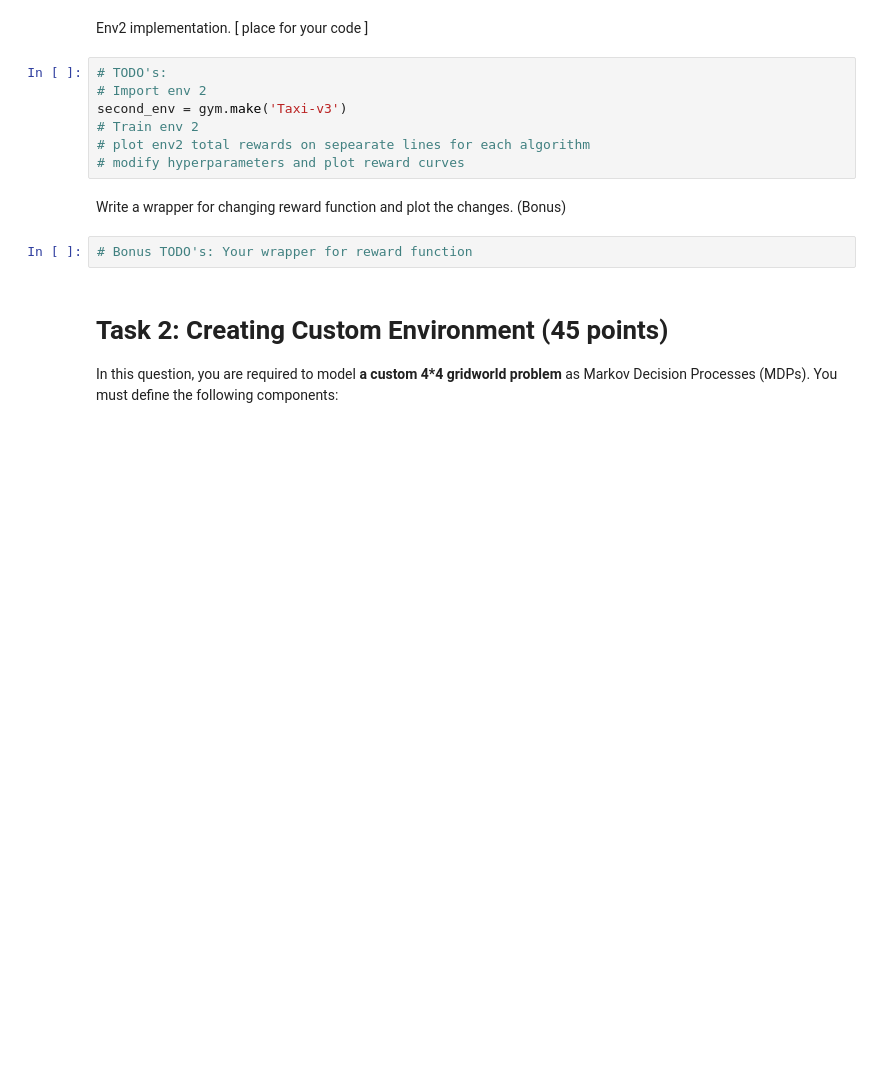
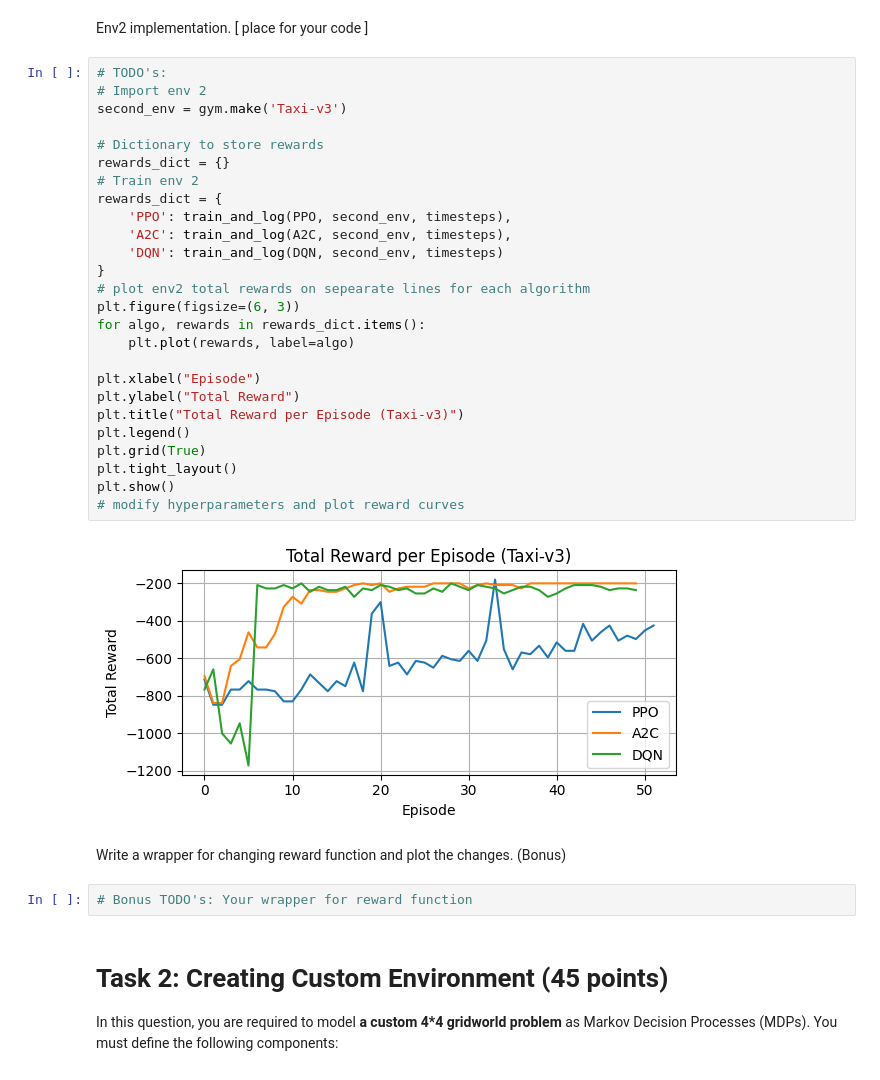
Before and after one commit to SaeedTerik/rl_homework, a Jupyter notebook: HW1_Notebook.ipynb, the cells around one changed output. Saved outputs shown, nothing was run; the diff lists cells and outputs as text; blank space fills up the shorter version.

```diff
--- a/HW1_Notebook.ipynb
+++ b/HW1_Notebook.ipynb
@@ -279,10 +327,31 @@ Env2 implementation. [ place for your code ]
 # %%
 # TODO's:
 # Import env 2
 second_env = gym.make('Taxi-v3')
+
+# Dictionary to store rewards
+rewards_dict = {}
 # Train env 2
+rewards_dict = {
+    'PPO': train_and_log(PPO, second_env, timesteps),
+    'A2C': train_and_log(A2C, second_env, timesteps),
+    'DQN': train_and_log(DQN, second_env, timesteps)
+}
 # plot env2 total rewards on sepearate lines for each algorithm
+plt.figure(figsize=(6, 3))
+for algo, rewards in rewards_dict.items():
+    plt.plot(rewards, label=algo)
+
+plt.xlabel("Episode")
+plt.ylabel("Total Reward")
+plt.title("Total Reward per Episode (Taxi-v3)")
+plt.legend()
+plt.grid(True)
+plt.tight_layout()
+plt.show()
 # modify hyperparameters and plot reward curves
+# %% [output]
+[figure, added]
 # %% [markdown]
 Write a wrapper for changing reward function and plot the changes. (Bonus)
 # %%
```
Also changed, not shown: parts of 15 cells of this notebook.
